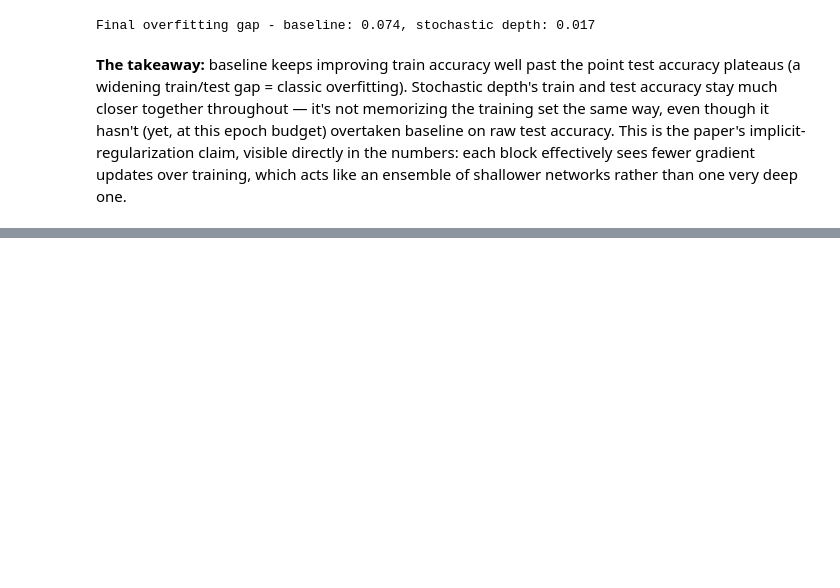
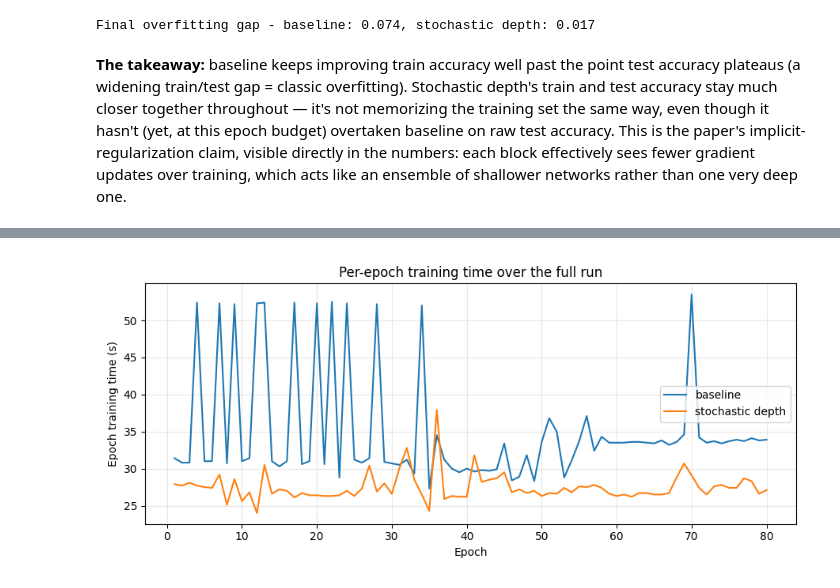
Before and after one commit to agarwal-ishaan/paper_implementation, a Jupyter notebook: stochastic_depth/stochastic_depth.ipynb, the cells around one changed output, grey strips where cells are left out. Cells and saved outputs as stored; diff of their text form; code cells hidden in the pictures; blank space fills up the shorter version.

```diff
--- a/stochastic_depth/stochastic_depth.ipynb
+++ b/stochastic_depth/stochastic_depth.ipynb
@@ -334,0 +421,13 @@ networks rather than one very deep one.
+# %%
+plt.figure(figsize=(9, 4))
+plt.plot(epochs_range, baseline_history["epoch_time"], label="baseline")
+plt.plot(epochs_range, sd_history["epoch_time"], label="stochastic depth")
+plt.xlabel("Epoch")
+plt.ylabel("Epoch training time (s)")
+plt.title("Per-epoch training time over the full run")
+plt.legend()
+plt.grid(True, alpha=0.3)
+plt.tight_layout()
+plt.show()
+# %% [output]
+[figure, added]
```
Also changed, not shown: parts of 10 cells of this notebook, 6 other files.
